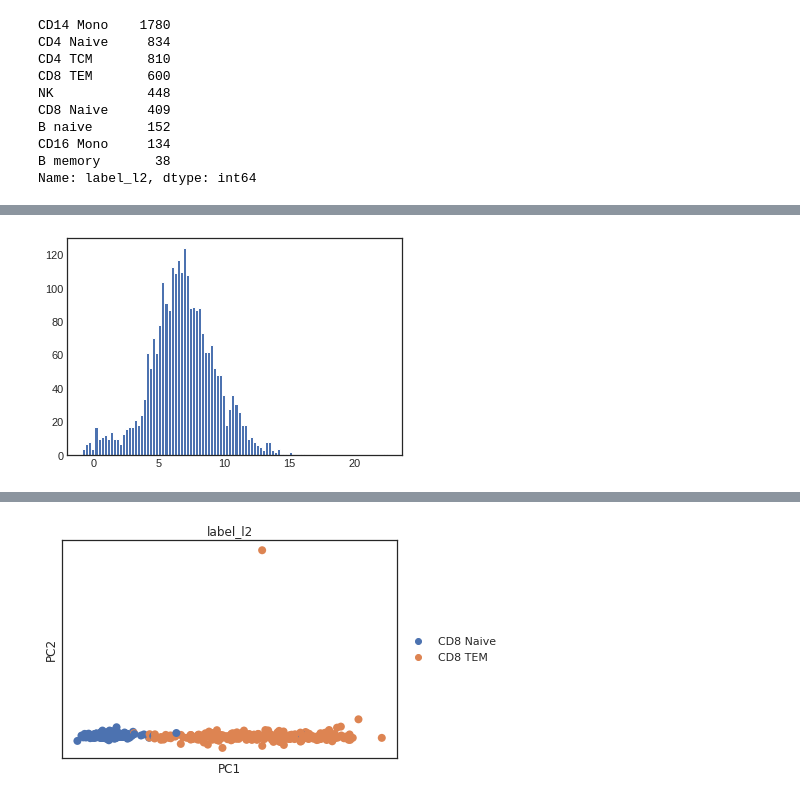
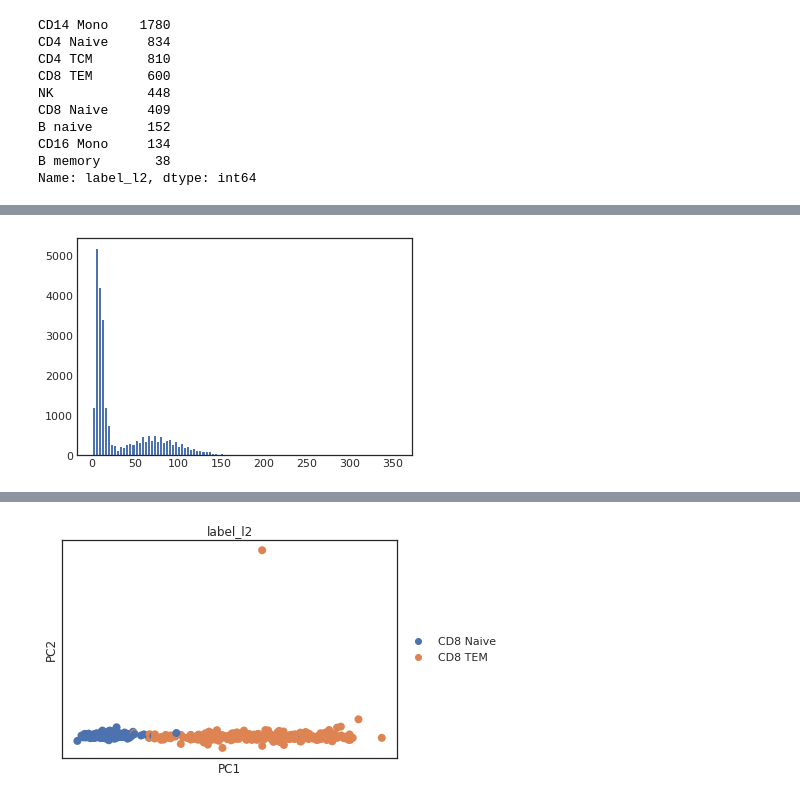
Before and after one commit to xinzhu-email/CITE-pool, a Jupyter notebook: AnalysisTutorial_.ipynb, the cells around one changed output, grey strips where cells are left out. Drawn from its saved outputs; the diff is of its cells as text; code cells hidden in the pictures.

```diff
--- a/AnalysisTutorial_.ipynb
+++ b/AnalysisTutorial_.ipynb
@@ -26,9 +26,9 @@ l = list(data.columns)
 # data = pd.read_csv('../simulator_out/ADT_simulator_'+id+'.csv',index_col=0)
 # data = pd.read_csv('../SeuratV4/subdata/'+id+'_ADT.csv', sep=',',index_col=0, header=0)
 # data.index = data.index.astype(str)
-# data = sc.read_h5ad('../data/PBMC DATA/6/data.h5ad')
-id='6/54'
-f = open('../output/PBMC/'+id+'/tree.pickle','rb')
+# adata = sc.read_h5ad('../data/PBMC DATA/1/data.h5ad')
+id='1/6'
+f = open('../output/PBMC_1/'+id+'/tree.pickle','rb')
 # f = open('../data/4tumor/output/ADT_'+id+'/tree.pickle','rb')
 # true = pd.read_csv('./data/4tumor/gating_cluster.csv',index_col=0)
 # f = open('CITEsort_out/SeuratV3_main_ct_smooth2/tree.pickle','rb')
@@ -36,7 +36,7 @@ tree = pickle.load(f)
 f.close()
 traversal = BTreeTraversal(tree)
 # %%
-data = data[:,data.var['feature_types']=='Antibody Capture'].to_df()
+data_ = adata[:,adata.var['feature_types']=='Antibody Capture'].to_df()
 # %% [markdown]
 ## plot compact tree or complete tree
 #### The paramter '--compact' of runing runCITEsort.py will set the tree in compact format. If complete format is needed, plot tree again as below. The filename should no longer be 'tree', or the original tree.pdf will be overwritten.
@@ -67,4 +67,4 @@ def smooth(x,item=0,num=6):
     # print('after',(x.isnull()).any())
     return x
 # %%
-data_ = smooth(data)
+data_ = smooth(data_)
@@ -139,35 +218,36 @@ Name: label_l2, dtype: int64
 # %%
-node = traversal.get_node(21)
+node = traversal.get_node(0)
 # plt.hist(node.embedding['CC_1'],bins=100)
 # plt.hist(node.embedding.loc[rnadata.obs['minor_subset']=='CD4.NAIVE','CC_2'],bins=50, alpha=0.5)
 # plt.hist(node.embedding.loc[rnadata.obs['minor_subset']=='CD4.TCM','CC_2'],bins=50, alpha=0.5)
 
 # plt.hist(node.embedding.loc[rnadata.obs['label_l2']=='CD14 Mono','CC_1'],bins=50, alpha=0.5)
 # plt.hist(node.embedding.loc[rnadata.obs['label_l2']=='CD','CC_1'],bins=100)
-plt.hist(data_.loc[node.indices,'CD28'],bins=100)
+plt.hist(data_.loc[node.indices,'CD3'],bins=100)
 # plt.hist(data_.loc[node.left_indices,'CD56-2'],bins=100)
 # plt.hist(data_.loc[node.right_indices,'CD56-2'],bins=100)
 # plt.hist(data_.loc[rnadata.obs['label_l2']=='CD14 Mono','CD16'],bins=100)
 # plt.hist(data_.loc[rnadata.obs['label_l2']=='CD16 Mono','CD16'],bins=100)
 
 # plt.scatter(node.embedding.loc[:,'CC_1'],node.embedding.loc[:,'CC_3'],alpha=0.5)
 # plt.scatter(node.embedding.loc[rnadata.obs['major_subset']=='NK.CD16hi','CC_1'],node.embedding.loc[rnadata.obs['major_subset']=='NK.CD16hi','CC_2'])
 # plt.scatter(node.embedding.loc[rnadata.obs['major_subset']=='cMono','CC_1'],node.embedding.loc[rnadata.obs['major_subset']=='cMono','CC_2'])
 # plt.scatter(node.embedding.loc[rnadata.obs['major_subset']=='DC','CC_1'],node.embedding.loc[rnadata.obs['major_subset']=='DC','CC_3'])
 # plt.scatter(node.embedding.loc[rnadata.obs['minor_subset']=='B.NAIVE','CC_1'],node.embedding.loc[rnadata.obs['minor_subset']=='B.NAIVE','CC_2'])
 
 # plt.scatter(node.embedding.loc[rnadata.obs['label_l2']=='MAIT','CC_5'],node.embedding.loc[rnadata.obs['label_l2']=='MAIT','CC_3'])
-# plt.scatter(data_.loc[node.indices,'CD28'],data_.loc[node.indices,'CD45RA'],alpha=0.5)
+# plt.scatter(data_.loc[node.indices,'CD3-1'],data_.loc[node.indices,'CD19'],alpha=0.5)
+# plt.scatter(data.loc[node.indices,'CD3'],data.loc[node.indices,'CD19'],alpha=0.5)
 # plt.scatter(data_.loc[rnadata.obs['minor_']=='CD8 Naive','CD45RA'],data_.loc[rnadata.obs['label_l2']=='CD8 Naive','CD45RO'],alpha=0.5)
 # plt.scatter(data_.loc[rnadata.obs['label_l2']=='CD8 TEM','CD45RA'],data_.loc[rnadata.obs['label_l2']=='CD8 TEM','CD45RO'],alpha=0.5)
 # plt.scatter(node.embedding.loc[rnadata.obs['label_l2']=='CD4 TEM','CC_5'],node.embedding.loc[rnadata.obs['label_l2']=='CD4 TEM','CC_3'])
 # plt.scatter(data_.loc[node.left_indices,'CD56-2'],data_.loc[node.left_indices,'CD127'])
 # plt.scatter(data_.loc[node.right_indices,'CD56-2'],data_.loc[node.right_indices,'CD127'])
 # plt.scatter(data_.loc[node.indices,'CD25'][rnadata.obs['label_l2']=='Treg'],data_.loc[node.indices,'CD127'][rnadata.obs['label_l2']=='Treg'],alpha=0.5)
 # plt.legend(['B naive','B memory'])
 plt.show()
 # %% [output]
-[figure, old version]
+[figure, new version]
 # %%
 import scanpy as sc
 # rnadata = sc.read_h5ad('../SeuratV4/subdata/4_33_RNA.h5ad')
```
Also changed, not shown: parts of 16 cells of this notebook, 8 other files.
